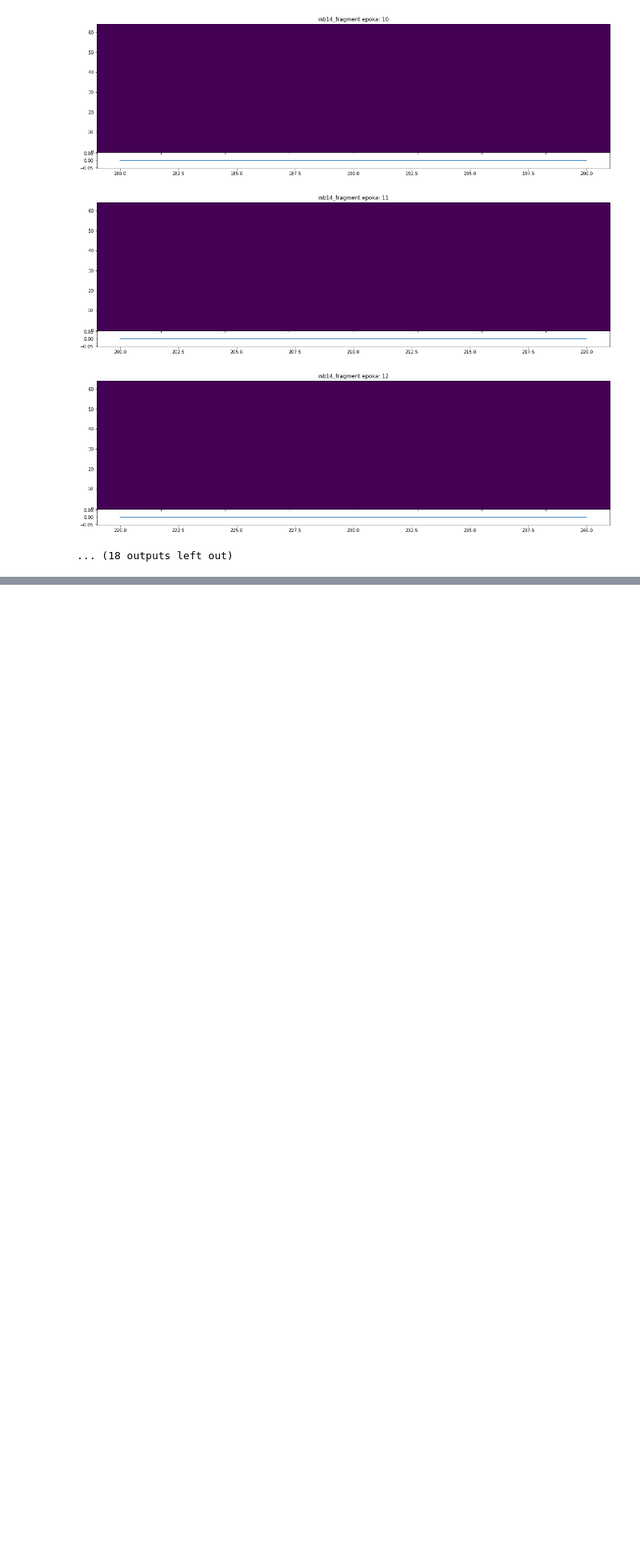
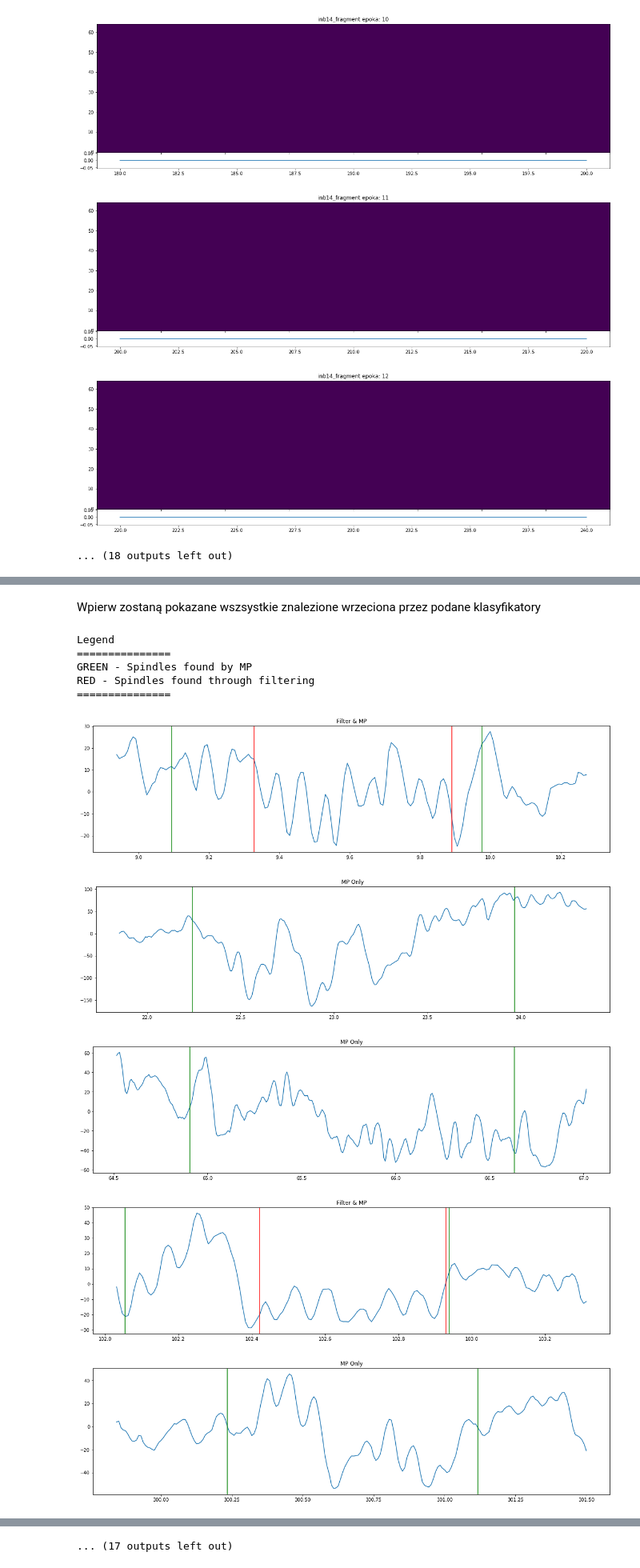
Before and after one commit to PPierzc/Analiza-Sygna-w, a Jupyter notebook: projekt2/Projekt2.ipynb, the cells around one changed output, grey strips where cells are left out. Shown at 80% size. Saved outputs shown, nothing was run; the diff lists cells and outputs as text; code cells hidden in the pictures; blank space fills up the shorter version.

```diff
--- a/projekt2/Projekt2.ipynb
+++ b/projekt2/Projekt2.ipynb
@@ -53,6 +53,6 @@ plt.show()
 # %%
 s_2[s_2 < 5] = 0
-s_2[s_2 > 5] = 1
+s_2[s_2 >= 5] = 1
 # %%
 plt.figure(figsize=((20,10)))
 plt.plot(t[:window], s_2[:window])
@@ -87,5 +105,5 @@ array = array.reshape(int(shape/2), 2)
 # %%
 # Transform to time
-t_array = array / Fs
-print(np.round(t_array, 2)) # [t_start, t_end]
+filt_spindles = filt_spindles / Fs
+print(np.round(filt_spindles, 2)) # [t_start, t_end]
 # %% [output]
@@ -261,19 +256,23 @@ book = BookImporter(bookName)
 N_czestosci = int(book.fs)
 epoki = range(1,31)                                                # Posłuży on nam do odtwarzania poszczególnych atomów
 total = 0
+mp_spindles = []
 for numerEpoki in epoki:
     rekonstrukcja = np.zeros(book.epoch_s) # Przygotowujemy tablicę, w której powstanie rekonstrukcja.
     mapaEnergii = np.zeros(( N_czestosci, book.epoch_s )) # Przygotowujemy tablicę, w której powstanie reprezentacja czas-częstość.
     for atom in book.atoms[numerEpoki]:     # iterujemy się po atomach danej epoki
         f_Hz, A, faza, t0, skala  = parametry_atomu(book, atom)
-        t, atom_czas = rekonstrukcja_atomu(book, atom)
-        t, f, atom_tfr = tfr_atomu (book, atom,N_czestosci)
-        if f_Hz > 11 and f_Hz < 16 and skala > 0.5:
+        t_mp, atom_czas = rekonstrukcja_atomu(book, atom)
+        t_mp, f, atom_tfr = tfr_atomu (book, atom,N_czestosci)
+        if f_Hz > 11 and f_Hz < 16 and skala >= 0.5:
             total += 1
             mapaEnergii += atom_tfr
             rekonstrukcja += atom_czas
-    t += (numerEpoki-1)*20
-    TFRPlot(mapaEnergii, t, f, rekonstrukcja, Fs=128,title = "inb14_fragment epoka: {}".format(numerEpoki))
+            t_start = t0 + (numerEpoki-1)*20 - skala/2
+            t_end = t0 + (numerEpoki-1)*20 + skala/2
+            mp_spindles.append([t_start, t_end])
+    1
+    TFRPlot(mapaEnergii, t_mp, f, rekonstrukcja, Fs=128, title = "inb14_fragment epoka: {}".format(numerEpoki))
 # %% [output]
 [figure]
 [figure]
@@ -294,0 +296,50 @@ print(total)
+# %% [markdown]
+Wpierw zostaną pokazane wszsystkie znalezione wrzeciona przez podane klasyfikatory
+# %%
+print("Legend\n===============\nGREEN - Spindles found by MP \nRED - Spindles found through filtering\n===============")
+covering = []
+for index, i in enumerate(mp_spindles):
+    low = abs(np.array(filt_spindles)[:,0] - i[0])
+    if low[np.where(low == min(low))[0][0]] <= 0.5:
+        covering.append([np.where(low == min(low))[0][0], index]) # [filt, mp]
+covering = np.array(covering)
+for index, i in enumerate(mp_spindles):
+    plt.figure(figsize=((20,5)))
+    if index in covering[:, 1]:
+        where = np.where(covering[:, 1] == index)[0][0]
+        l = ((np.array(filt_spindles[covering[where][0]])*Fs).astype('int'), (np.array(mp_spindles[covering[where][1]])*Fs).astype('int'))
+        plt.plot(t[l[0][0]-50:l[0][1]+50], s[l[0][0]-50:l[0][1]+50])
+        plt.axvline(t[l[0][0]], c='r')
+        plt.axvline(t[l[0][1]], c='r')
+        plt.axvline(t[l[1][0]], c='g')
+        plt.axvline(t[l[1][1]], c='g')
+        plt.title('Filter & MP')
+    else:
+        l = (np.array(i)*Fs).astype('int')
+        plt.plot(t[l[0]-50:l[1]+50], s[l[0]-50:l[1]+50])
+        plt.axvline(t[l[0]], c='g')
+        plt.axvline(t[l[1]], c='g')
+        plt.title('MP Only')
+    plt.show()
+for index, i in enumerate(filt_spindles):
+    if index in covering[:, 1]:
+        pass
+    else:
+        plt.figure(figsize=((20,5)))
+        l = (np.array(i)*Fs).astype('int')
+        plt.plot(t[l[0]-50:l[1]+50], s[l[0]-50:l[1]+50])
+        plt.axvline(t[l[0]], c='r')
+        plt.axvline(t[l[1]], c='r')
+        plt.title('Filter Only')
+        plt.show()
+# %% [output]
+Legend
+===============
+GREEN - Spindles found by MP
+RED - Spindles found through filtering
+===============
+[figure, added]
+[figure, added]
+[figure, added]
+[figure, added]
+[figure, added]
@@ -294,0 +352 @@ print(total)
+... (17 outputs left out)
```
Also changed, not shown: parts of 14 cells of this notebook, 4 other files.
